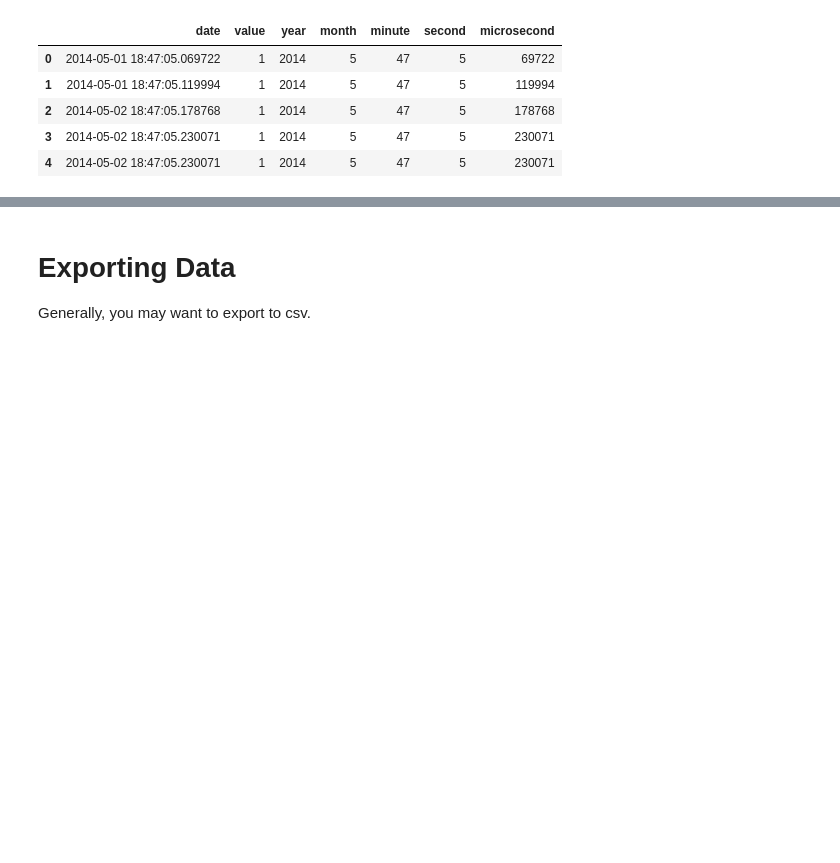
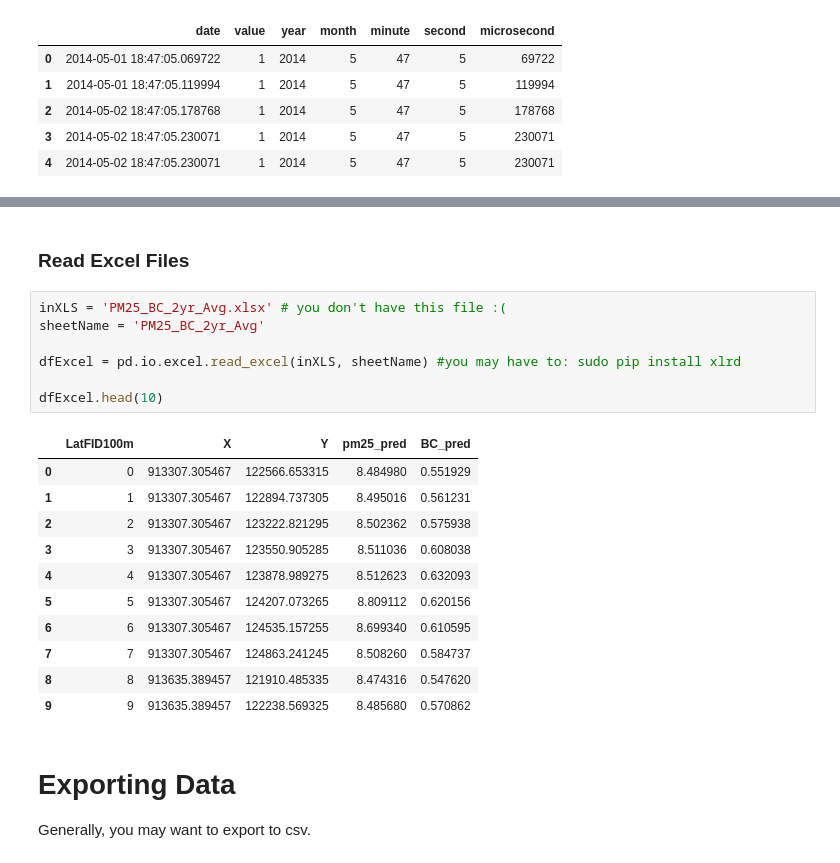
Before and after one commit to nygeog/python, a Jupyter notebook: lessons/pandas_v1_shake_hands_with_pandas_read_csv_to_csv.ipynb, the cells around one changed output, grey strips where cells are left out. Cells and saved outputs as stored; diff of their text form; blank space fills up the shorter version.

```diff
--- a/lessons/pandas_v1_shake_hands_with_pandas_read_csv_to_csv.ipynb
+++ b/lessons/pandas_v1_shake_hands_with_pandas_read_csv_to_csv.ipynb
@@ -238,6 +239,27 @@ You can split text and do lots of other cool stuff for **Geocoding**:
     df_trim['street_rnd2'] = (df_trim.MATCH_ADDR.str.split(',',1).str[0]).str.split(' ',1).str[1]
 
 <img src="https://raw.githubusercontent.com/nygeog/pandas/master/split_text.png" alt="panda1"  width="500">
+# %% [markdown]
+### Read Excel Files
+# %%
+inXLS = 'PM25_BC_2yr_Avg.xlsx' # you don't have this file :(
+sheetName = 'PM25_BC_2yr_Avg'
+
+dfExcel = pd.io.excel.read_excel(inXLS, sheetName) #you may have to: sudo pip install xlrd
+
+dfExcel.head(10)
+# %% [output]
+|  | LatFID100m | X | Y | pm25_pred | BC_pred |
+| 0 | 0 | 913307.305467 | 122566.653315 | 8.484980 | 0.551929 |
+| 1 | 1 | 913307.305467 | 122894.737305 | 8.495016 | 0.561231 |
+| 2 | 2 | 913307.305467 | 123222.821295 | 8.502362 | 0.575938 |
+| 3 | 3 | 913307.305467 | 123550.905285 | 8.511036 | 0.608038 |
+| 4 | 4 | 913307.305467 | 123878.989275 | 8.512623 | 0.632093 |
+| 5 | 5 | 913307.305467 | 124207.073265 | 8.809112 | 0.620156 |
+| 6 | 6 | 913307.305467 | 124535.157255 | 8.699340 | 0.610595 |
+| 7 | 7 | 913307.305467 | 124863.241245 | 8.508260 | 0.584737 |
+| 8 | 8 | 913635.389457 | 121910.485335 | 8.474316 | 0.547620 |
+| 9 | 9 | 913635.389457 | 122238.569325 | 8.485680 | 0.570862 |
 # %% [markdown]
 # Exporting Data
 Generally, you may want to export to csv.
```
Also changed, not shown: parts of 1 cell of this notebook.
